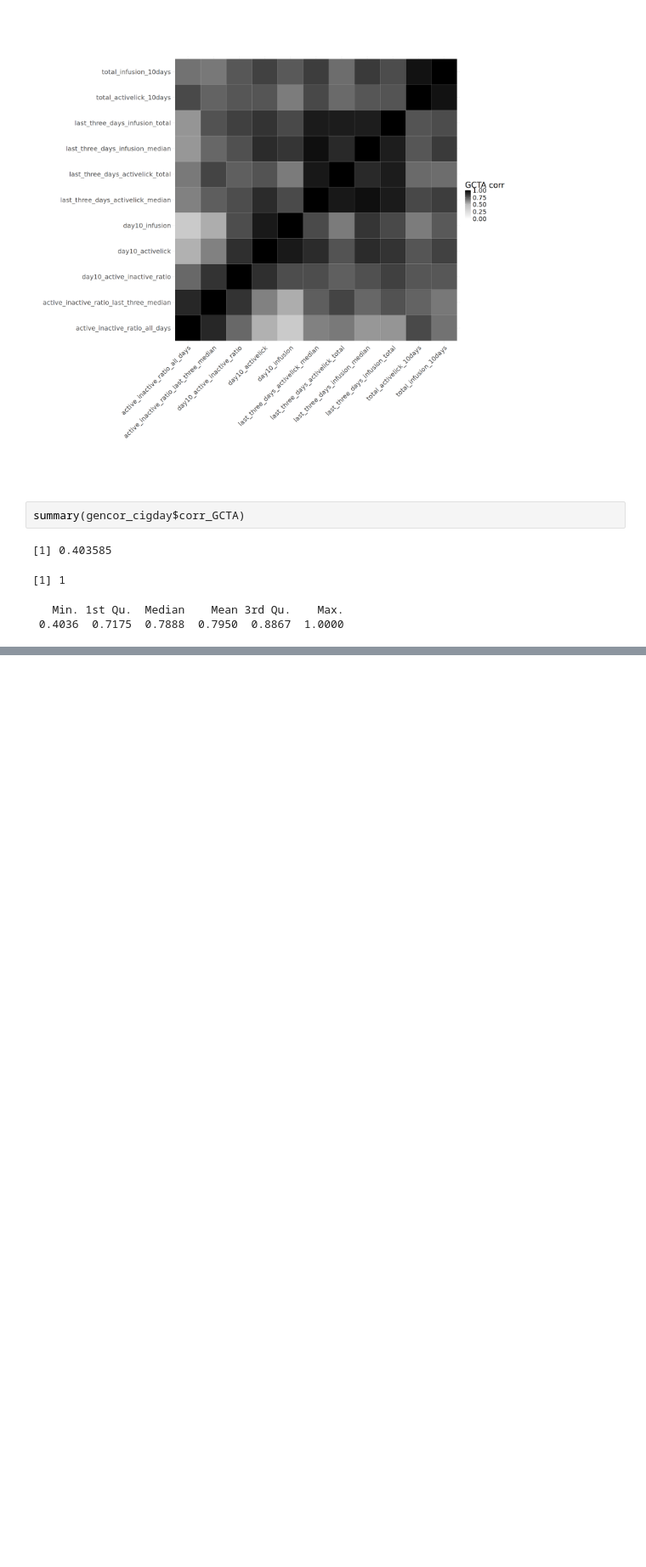
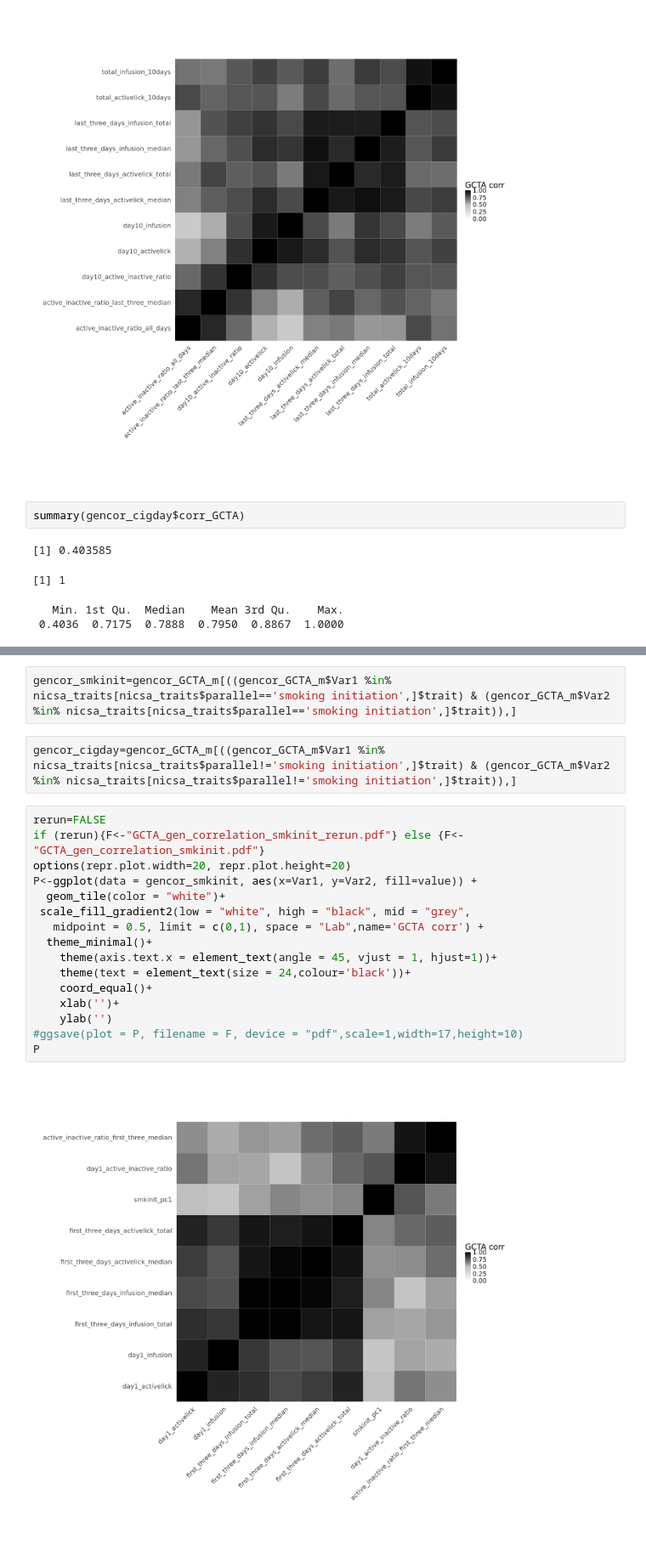
Before and after one commit to BSLeger/SUD_cross_species, a Jupyter notebook: analyze_LDSC_vs_GCTA.ipynb, the cells around one changed output, grey strips where cells are left out. Shown at 85% size. Drawn from its saved outputs; the diff is of its cells as text; blank space fills up the shorter version.

```diff
--- a/analyze_LDSC_vs_GCTA.ipynb
+++ b/analyze_LDSC_vs_GCTA.ipynb
@@ -484,0 +631,22 @@ summary(gencor_cigday$corr_GCTA)
+# %%
+gencor_smkinit=gencor_GCTA_m[((gencor_GCTA_m$Var1 %in% nicsa_traits[nicsa_traits$parallel=='smoking initiation',]$trait) & (gencor_GCTA_m$Var2 %in% nicsa_traits[nicsa_traits$parallel=='smoking initiation',]$trait)),]
+# %%
+gencor_cigday=gencor_GCTA_m[((gencor_GCTA_m$Var1 %in% nicsa_traits[nicsa_traits$parallel!='smoking initiation',]$trait) & (gencor_GCTA_m$Var2 %in% nicsa_traits[nicsa_traits$parallel!='smoking initiation',]$trait)),]
+# %%
+rerun=FALSE
+if (rerun){F<-"GCTA_gen_correlation_smkinit_rerun.pdf"} else {F<-"GCTA_gen_correlation_smkinit.pdf"}
+options(repr.plot.width=20, repr.plot.height=20)
+P<-ggplot(data = gencor_smkinit, aes(x=Var1, y=Var2, fill=value)) +
+  geom_tile(color = "white")+
+ scale_fill_gradient2(low = "white", high = "black", mid = "grey",
+   midpoint = 0.5, limit = c(0,1), space = "Lab",name='GCTA corr') +
+  theme_minimal()+
+    theme(axis.text.x = element_text(angle = 45, vjust = 1, hjust=1))+
+    theme(text = element_text(size = 24,colour='black'))+
+    coord_equal()+
+    xlab('')+
+    ylab('')
+#ggsave(plot = P, filename = F, device = "pdf",scale=1,width=17,height=10)
+P
+# %% [output]
+[figure, added]
```
Also changed, not shown: parts of 23 cells of this notebook, 14 other files.
